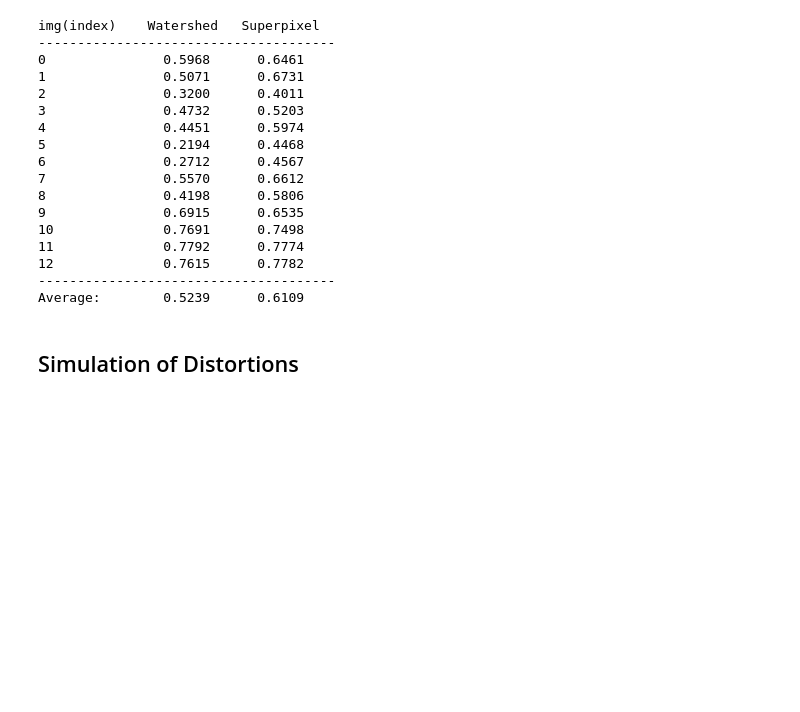
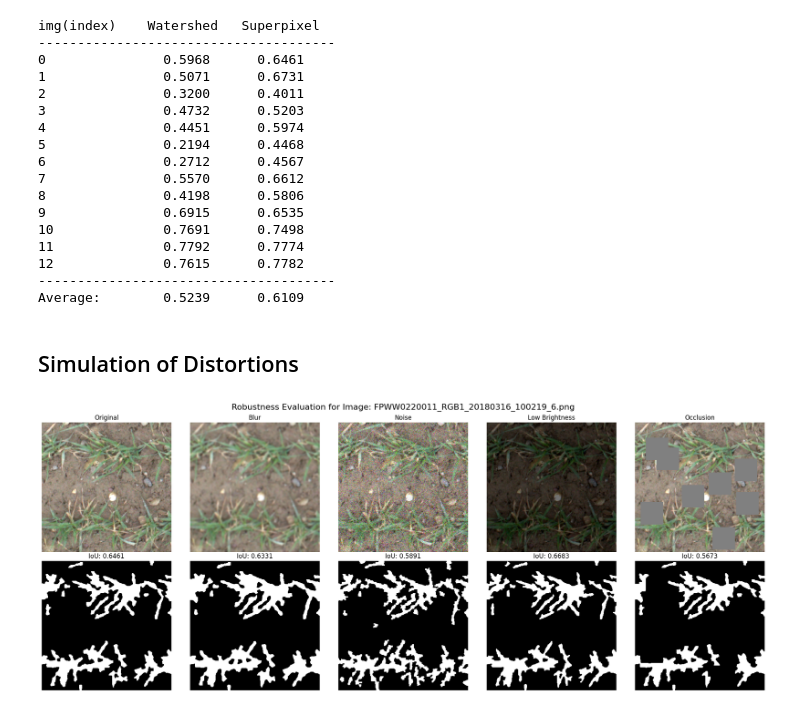
Before and after one commit to SriVoruganti/wheat-segmentation, a Jupyter notebook: COMP9517_AdvancedSegmentation.ipynb, the cells around one changed output. Cells and saved outputs as stored; diff of their text form; code cells hidden in the pictures; blank space fills up the shorter version.

```diff
--- a/COMP9517_AdvancedSegmentation.ipynb
+++ b/COMP9517_AdvancedSegmentation.ipynb
@@ -216,3 +216,75 @@ img(index)    Watershed   Superpixel
 Average:        0.5239      0.6109
 # %% [markdown]
 ## Simulation of Distortions
+# %%
+import random
+
+# Distortions:
+def add_blur(image, ksize=9): # Gaussian Blur
+    return cv2.GaussianBlur(image, (ksize, ksize), 0)
+
+def add_noise(image, mean=0, std=30): # Gaussian Noise
+    noise = np.random.normal(mean, std, image.shape).astype(np.float32)
+    noisy_image = cv2.add(image.astype(np.float32), noise)
+    return np.clip(noisy_image, 0, 255).astype(np.uint8)
+
+def adjust_brightness_contrast(image, alpha=0.6, beta=-40): #simulate bad light
+    return cv2.convertScaleAbs(image, alpha=alpha, beta=beta) #alpha<1 lowers contrast, beta<0 makes img darker
+
+def add_partial_occlusion(image, num_blocks=8, block_size=60):
+    occluded = image.copy()
+    h, w = occluded.shape[:2]
+    for _ in range(num_blocks):
+        x = random.randint(0, w - block_size)
+        y = random.randint(0, h - block_size)
+        cv2.rectangle(occluded, (x, y), (x + block_size, y + block_size), (128, 128, 128), -1) #rectangles as occlusion
+    return occluded
+
+# testing:
+def evaluate_robustness(folder_path, index=10):
+    img_orig, true_mask, name = load_image_and_mask(folder_path, index)
+
+    # distorting
+    img_blur = add_blur(img_orig)
+    img_noise = add_noise(img_orig)
+    img_dark = adjust_brightness_contrast(img_orig)
+    img_occ = add_partial_occlusion(img_orig)
+
+    # apply superpixel on all
+    mask_orig = segment_wheat_superpixel(img_orig)
+    mask_blur = segment_wheat_superpixel(img_blur)
+    mask_noise = segment_wheat_superpixel(img_noise)
+    mask_dark = segment_wheat_superpixel(img_dark)
+    mask_occ = segment_wheat_superpixel(img_occ)
+
+    # ioU
+    iou_orig = calculate_iou(true_mask, mask_orig)
+    iou_blur = calculate_iou(true_mask, mask_blur)
+    iou_noise = calculate_iou(true_mask, mask_noise)
+    iou_dark = calculate_iou(true_mask, mask_dark)
+    iou_occ = calculate_iou(true_mask, mask_occ)
+
+    # plotting
+    fig, axes = plt.subplots(2, 5, figsize=(20, 8))
+
+    images = [img_orig, img_blur, img_noise, img_dark, img_occ]
+    masks = [mask_orig, mask_blur, mask_noise, mask_dark, mask_occ]
+    ious = [iou_orig, iou_blur, iou_noise, iou_dark, iou_occ]
+    titles = ["Original", "Blur", "Noise", "Low Brightness", "Occlusion"]
+
+    for i in range(5):
+        axes[0, i].imshow(images[i])
+        axes[0, i].set_title(titles[i])
+        axes[0, i].axis("off")
+        axes[1, i].imshow(masks[i] * 255, cmap="gray", vmin=0, vmax=255)
+        axes[1, i].set_title(f"IoU: {ious[i]:.4f}")
+        axes[1, i].axis("off")
+
+    plt.suptitle(f"Robustness Evaluation for Image: {name}", fontsize=16)
+    plt.tight_layout()
+    plt.show()
+
+# execute
+evaluate_robustness(train_path, index=0)
+# %% [output]
+[figure, added]
```
Also changed, not shown: parts of 1 cell of this notebook.
